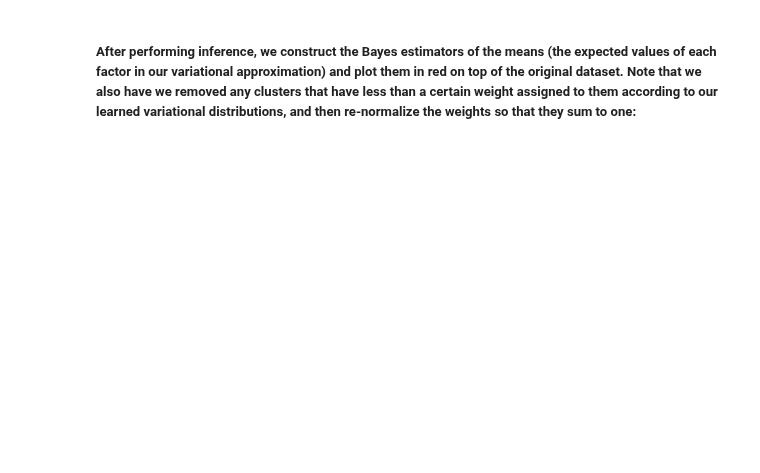
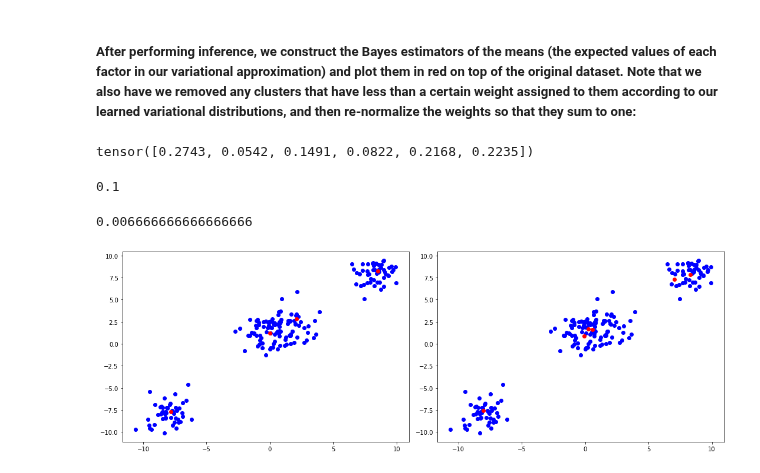
Before and after one commit to drclab/GP_VAE, a Jupyter notebook: drclab/Pyro/svi_DPM.ipynb, the cells around one changed output. Drawn from its saved outputs; the diff is of its cells as text; code cells hidden in the pictures; blank space fills up the shorter version.

```diff
--- a/drclab/Pyro/svi_DPM.ipynb
+++ b/drclab/Pyro/svi_DPM.ipynb
@@ -99,6 +99,8 @@ def train(n_iters=1000):
     for iter in tqdm(range(n_iters)):
         loss = svi.step(data)
         losses.append(loss)
+# %%
+alpha = 1.5
 # %%
 train()
 # %%
@@ -109,2 +111,36 @@ plt.plot(losses)
 # %% [markdown]
 ##### After performing inference, we construct the Bayes estimators of the means (the expected values of each factor in our variational approximation) and plot them in red on top of the original dataset. Note that we also have we removed any clusters that have less than a certain weight assigned to them according to our learned variational distributions, and then re-normalize the weights so that they sum to one:
+# %%
+def truncate(alpha, centers, weights):
+    threshold = alpha ** -1 / 100
+    print(threshold)
+    true_centers = centers[weights > threshold]
+    true_weights = weights[weights > threshold] / torch.sum(weights[weights > threshold])
+    return true_centers, true_weights
+# %%
+torch.mean(pyro.param('phi').detach(), dim=0)
+# %% [output]
+tensor([0.2743, 0.0542, 0.1491, 0.0822, 0.2168, 0.2235])
+# %%
+Bayes_Centers_01, Bayess_Weights_01 = truncate(alpha, pyro.param('tau').detach(),
+        torch.mean(pyro.param('phi').detach(), dim=0))
+# %% [output]
+0.1
+# %%
+Bayes_Centers_02, Bayess_Weights_02 = truncate(alpha, pyro.param('tau').detach(),
+        torch.mean(pyro.param('phi').detach(), dim=0))
+# %% [output]
+0.006666666666666666
+# %%
+plt.figure(figsize=(15, 5))
+plt.subplot(1, 2, 1)
+plt.scatter(data[:, 0], data[:, 1], color="blue")
+plt.scatter(Bayes_Centers_01[:, 0], Bayes_Centers_01[:, 1], color="red")
+
+plt.subplot(1, 2, 2)
+plt.scatter(data[:, 0], data[:, 1], color="blue")
+plt.scatter(Bayes_Centers_02[:, 0], Bayes_Centers_02[:, 1], color="red")
+plt.tight_layout()
+plt.show()
+# %% [output]
+[figure, added]
```
Also changed, not shown: parts of 4 cells of this notebook.
